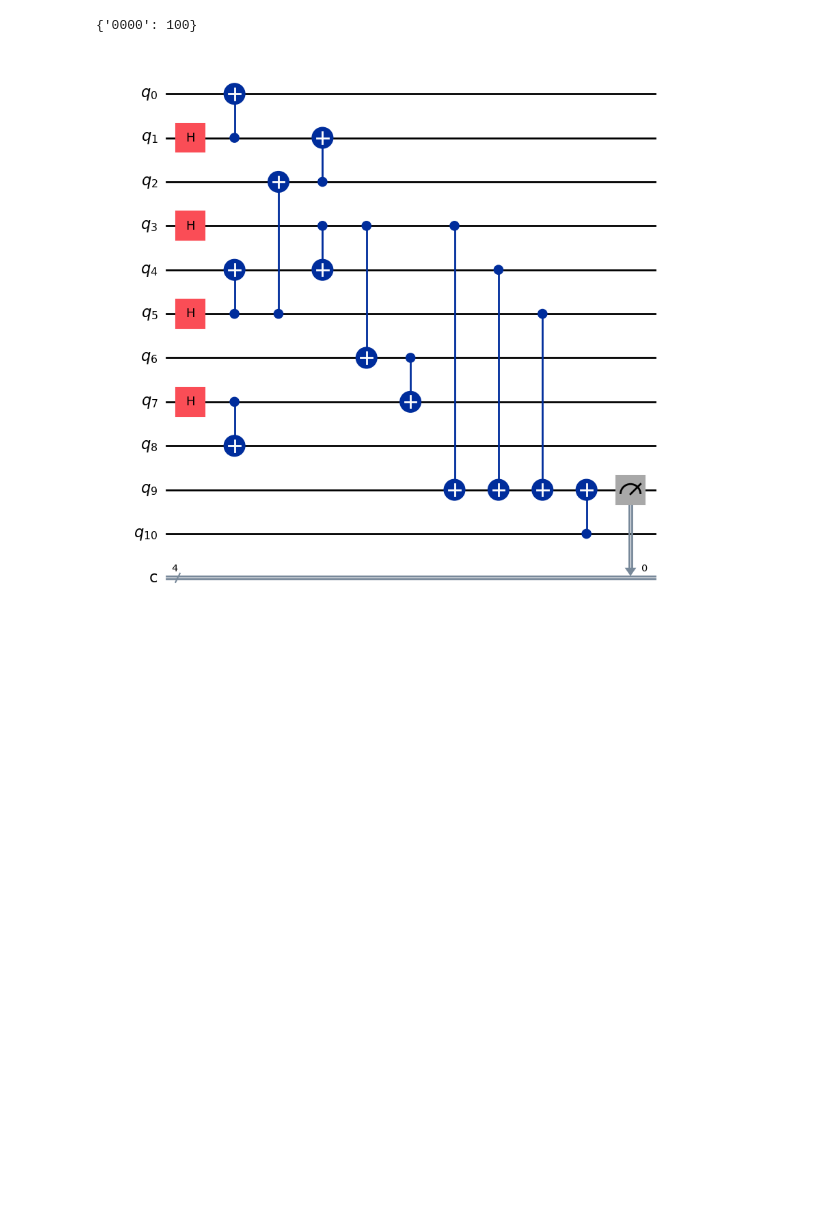
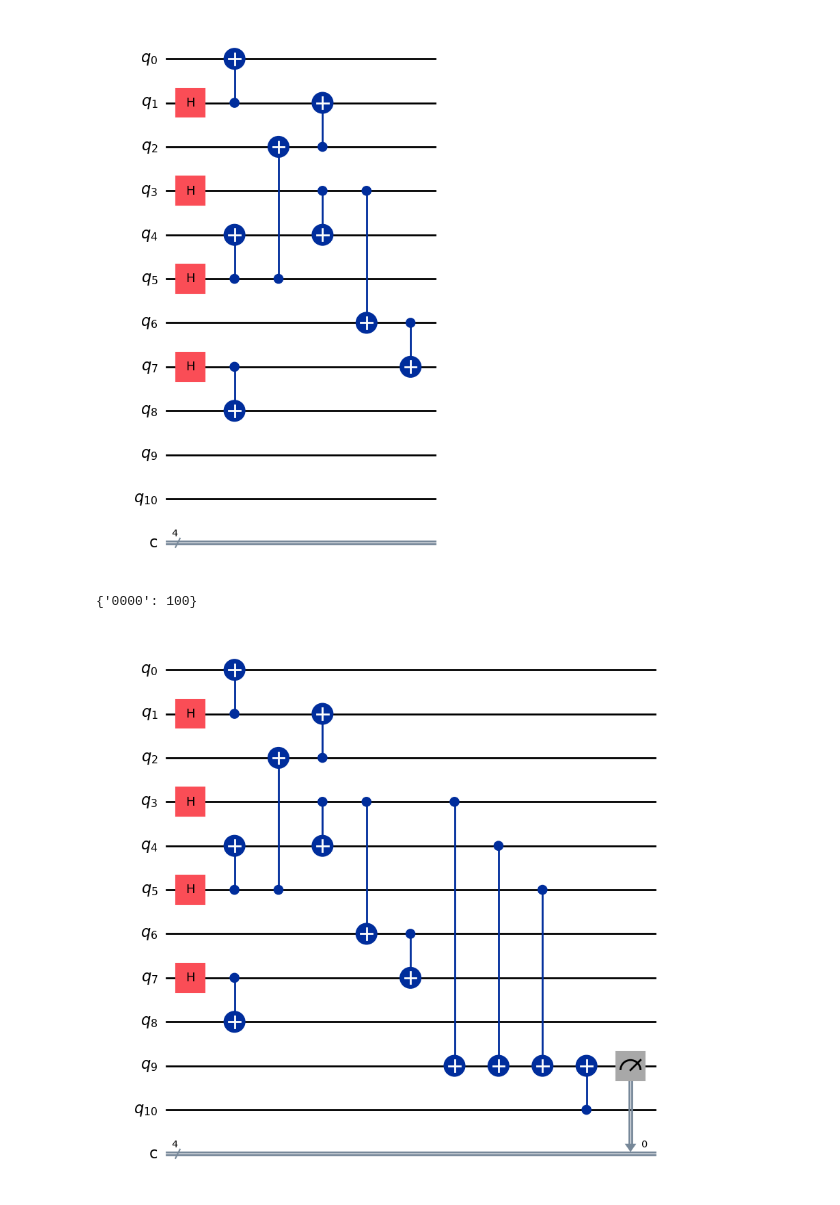
Before and after one commit to RicemanBoy/qc_researchproject, a Jupyter notebook: Rotated Surface Code/Eigener Surface Code.ipynb, the cells around one changed output. Cells and saved outputs as stored; diff of their text form; code cells hidden in the pictures; blank space fills up the shorter version.

```diff
--- a/Rotated Surface Code/Eigener Surface Code.ipynb
+++ b/Rotated Surface Code/Eigener Surface Code.ipynb
@@ -43,6 +43,12 @@ def rot_surf_code(n: int) -> QuantumCircuit:              #first ancilla = secon
 
         qc.cx(list[9*i+6],list[9*i+7])
     return qc
+# %%
+qc = rot_surf_code(1)
+
+qc.draw("mpl")
+# %% [output]
+[figure, added]
 # %%
 qc = rot_surf_code(1)         #Parity Measurement in Z-Basis --> Funktioniert!
 
```
Also changed, not shown: 2 other files.
